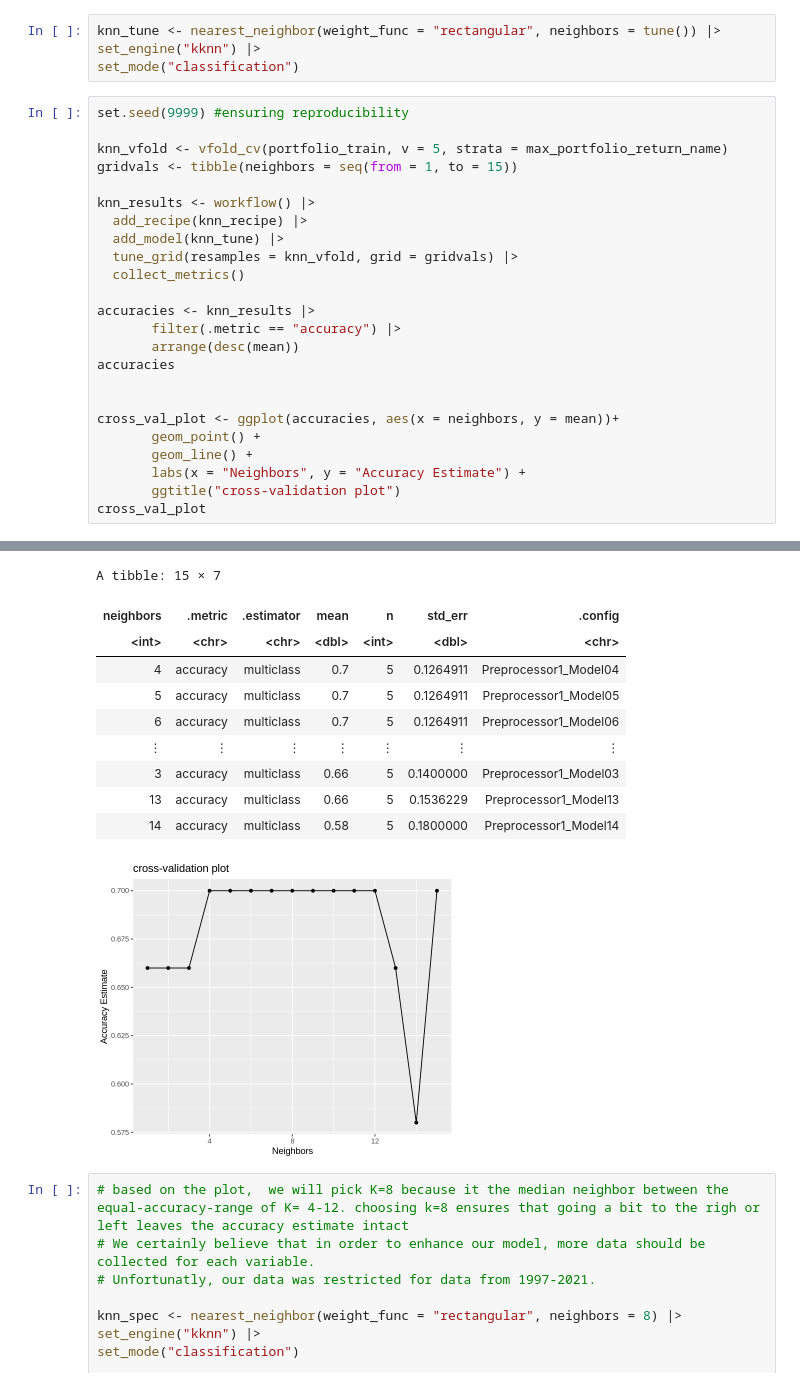
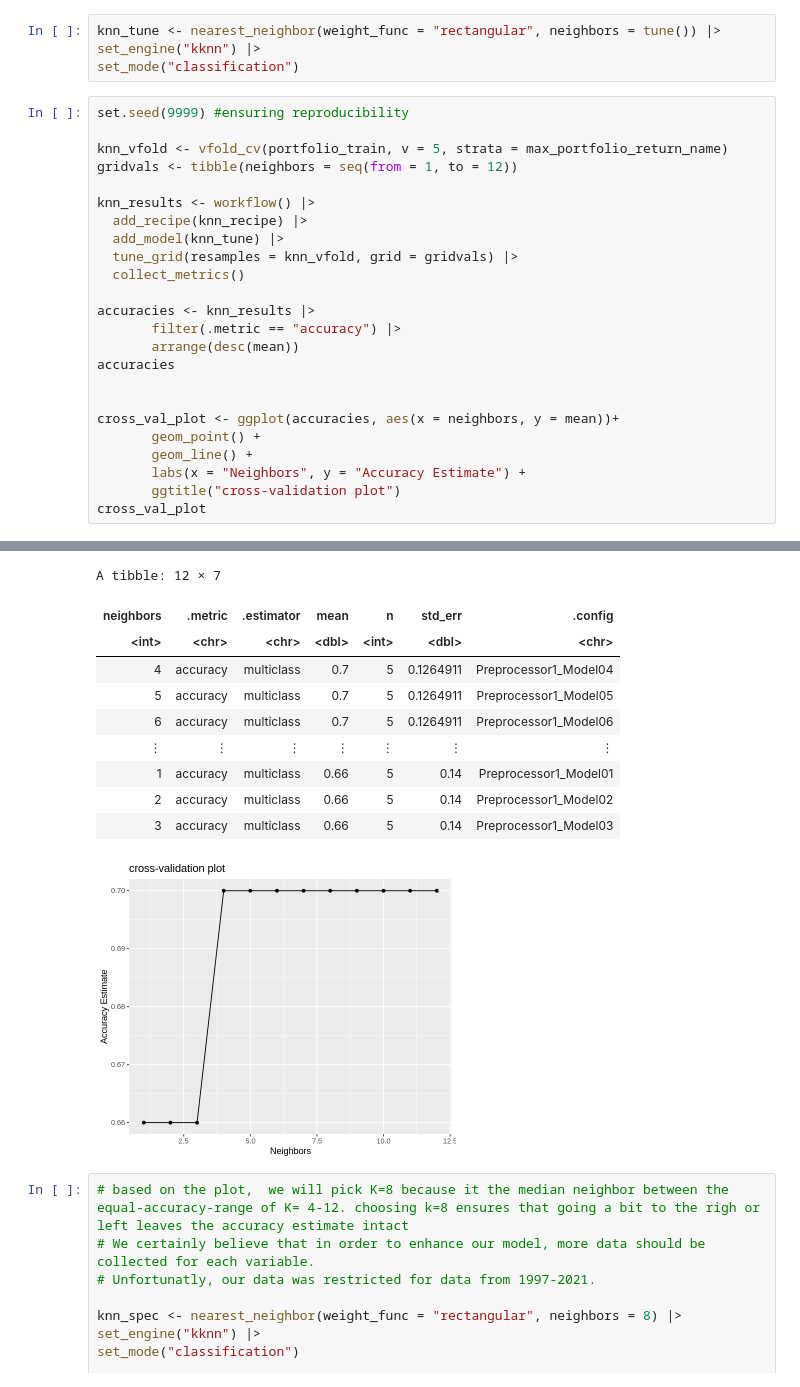
Before and after one commit to Arioniums/DSCI_100_125, a Jupyter notebook: KNN Classification Algorithm.ipynb, the cells around one changed output, grey strips where cells are left out. Saved outputs shown, nothing was run; the diff lists cells and outputs as text.

```diff
--- a/KNN Classification Algorithm.ipynb
+++ b/KNN Classification Algorithm.ipynb
@@ -137,7 +180,7 @@ set_mode("classification")
 set.seed(9999) #ensuring reproducibility
 
 knn_vfold <- vfold_cv(portfolio_train, v = 5, strata = max_portfolio_return_name)
-gridvals <- tibble(neighbors = seq(from = 1, to = 15))
+gridvals <- tibble(neighbors = seq(from = 1, to = 12))
 
 knn_results <- workflow() |>
   add_recipe(knn_recipe) |>
@@ -174,18 +217,18 @@ cross_val_plot
 
 ! Fold5: internal:
   No observations were detected in `truth` for level(s): '60/40_portfoli...
   Computation will proceed by ignoring those levels.
-A tibble: 15 × 7
+A tibble: 12 × 7
 | neighbors | .metric | .estimator | mean | n | std_err | .config |
 | <int> | <chr> | <chr> | <dbl> | <int> | <dbl> | <chr> |
 | 4 | accuracy | multiclass | 0.7 | 5 | 0.1264911 | Preprocessor1_Model04 |
 | 5 | accuracy | multiclass | 0.7 | 5 | 0.1264911 | Preprocessor1_Model05 |
 | 6 | accuracy | multiclass | 0.7 | 5 | 0.1264911 | Preprocessor1_Model06 |
 | ⋮ | ⋮ | ⋮ | ⋮ | ⋮ | ⋮ | ⋮ |
-| 3 | accuracy | multiclass | 0.66 | 5 | 0.1400000 | Preprocessor1_Model03 |
-| 13 | accuracy | multiclass | 0.66 | 5 | 0.1536229 | Preprocessor1_Model13 |
-| 14 | accuracy | multiclass | 0.58 | 5 | 0.1800000 | Preprocessor1_Model14 |
+| 1 | accuracy | multiclass | 0.66 | 5 | 0.14 | Preprocessor1_Model01 |
+| 2 | accuracy | multiclass | 0.66 | 5 | 0.14 | Preprocessor1_Model02 |
+| 3 | accuracy | multiclass | 0.66 | 5 | 0.14 | Preprocessor1_Model03 |
-[figure, old version]
+[figure, new version]
 # %%
 # based on the plot,  we will pick K=8 because it the median neighbor between the equal-accuracy-range of K= 4-12. choosing k=8 ensures that going a bit to the righ or left leaves the accuracy estimate intact
 # We certainly believe that in order to enhance our model, more data should be collected for each variable.
```
Also changed, not shown: parts of 4 cells of this notebook.
